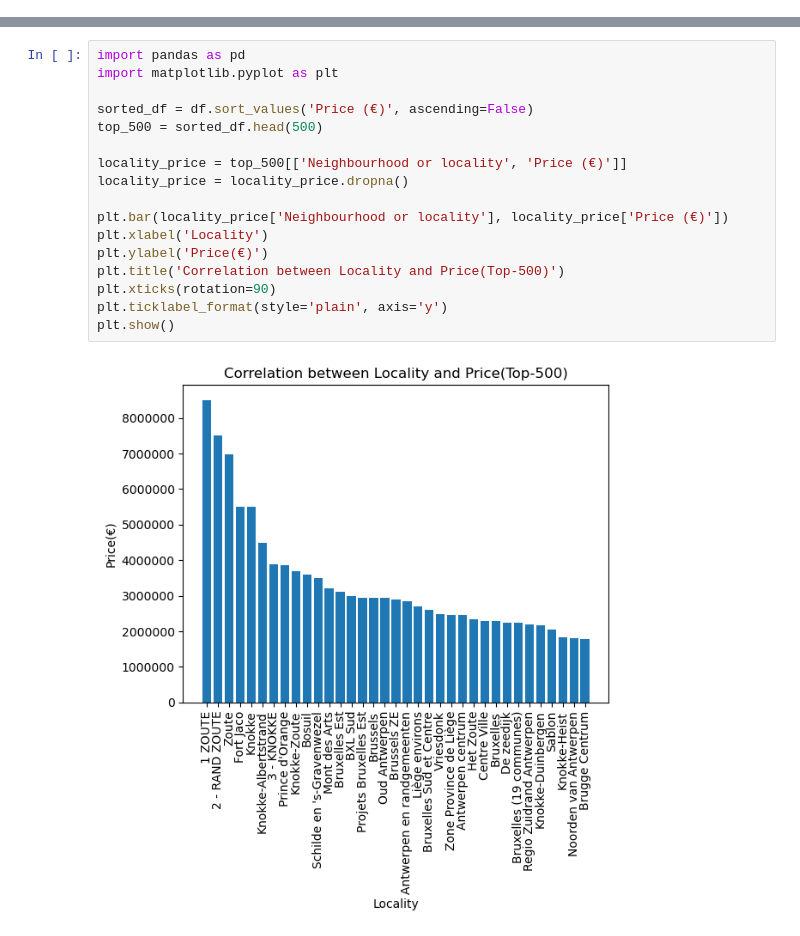
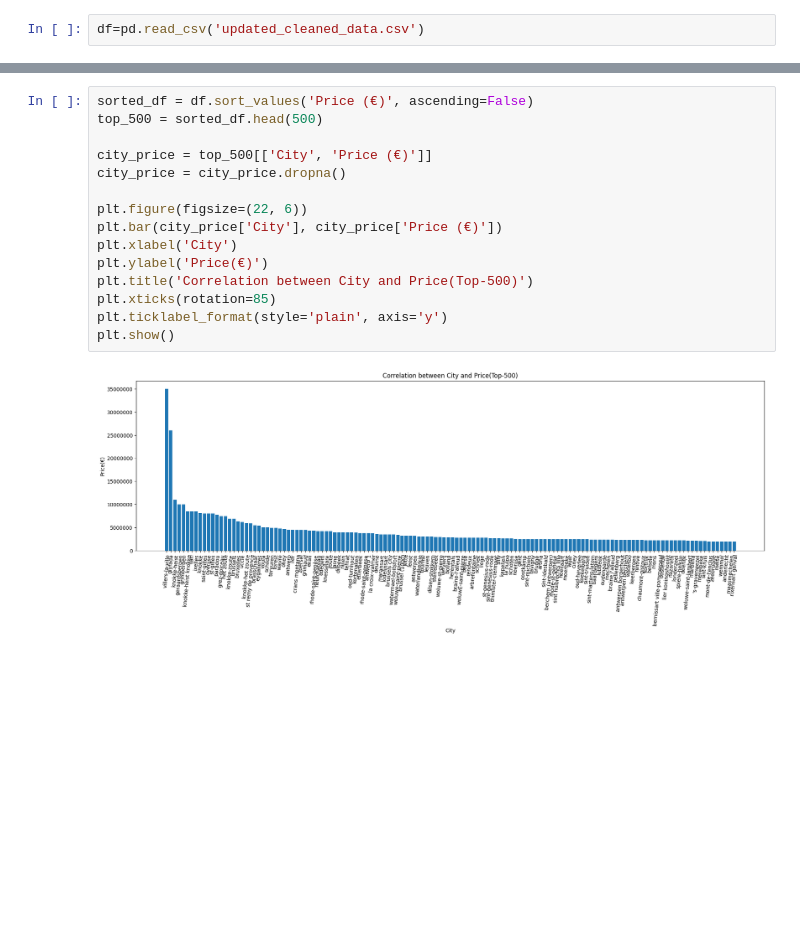
Before and after one commit to SaidKardic/challenge-data-analysis, a Jupyter notebook: Visualization_rag_Team.ipynb, the cells around one changed output, grey strips where cells are left out. Saved outputs shown, nothing was run; the diff lists cells and outputs as text; blank space fills up the shorter version.

Commit message:
visualization_added

```diff
--- a/Visualization_rag_Team.ipynb
+++ b/Visualization_rag_Team.ipynb
@@ -7 +4,3 @@ df
+# %%
+df=pd.read_csv('updated_cleaned_data.csv')
 # %%
@@ -35,20 +29,18 @@ plt.show()
 # %%
-import pandas as pd
-import matplotlib.pyplot as plt
-
 sorted_df = df.sort_values('Price (€)', ascending=False)
 top_500 = sorted_df.head(500)
 
-locality_price = top_500[['Neighbourhood or locality', 'Price (€)']]
-locality_price = locality_price.dropna()
+city_price = top_500[['City', 'Price (€)']]
+city_price = city_price.dropna()
 
-plt.bar(locality_price['Neighbourhood or locality'], locality_price['Price (€)'])
-plt.xlabel('Locality')
+plt.figure(figsize=(22, 6))
+plt.bar(city_price['City'], city_price['Price (€)'])
+plt.xlabel('City')
 plt.ylabel('Price(€)')
-plt.title('Correlation between Locality and Price(Top-500)')
-plt.xticks(rotation=90)
+plt.title('Correlation between City and Price(Top-500)')
+plt.xticks(rotation=85)
 plt.ticklabel_format(style='plain', axis='y')
 plt.show()
 # %% [output]
-[figure, old version]
+[figure, new version]
 # %%
```
Also changed, not shown: parts of 14 cells of this notebook, 2 other files.
